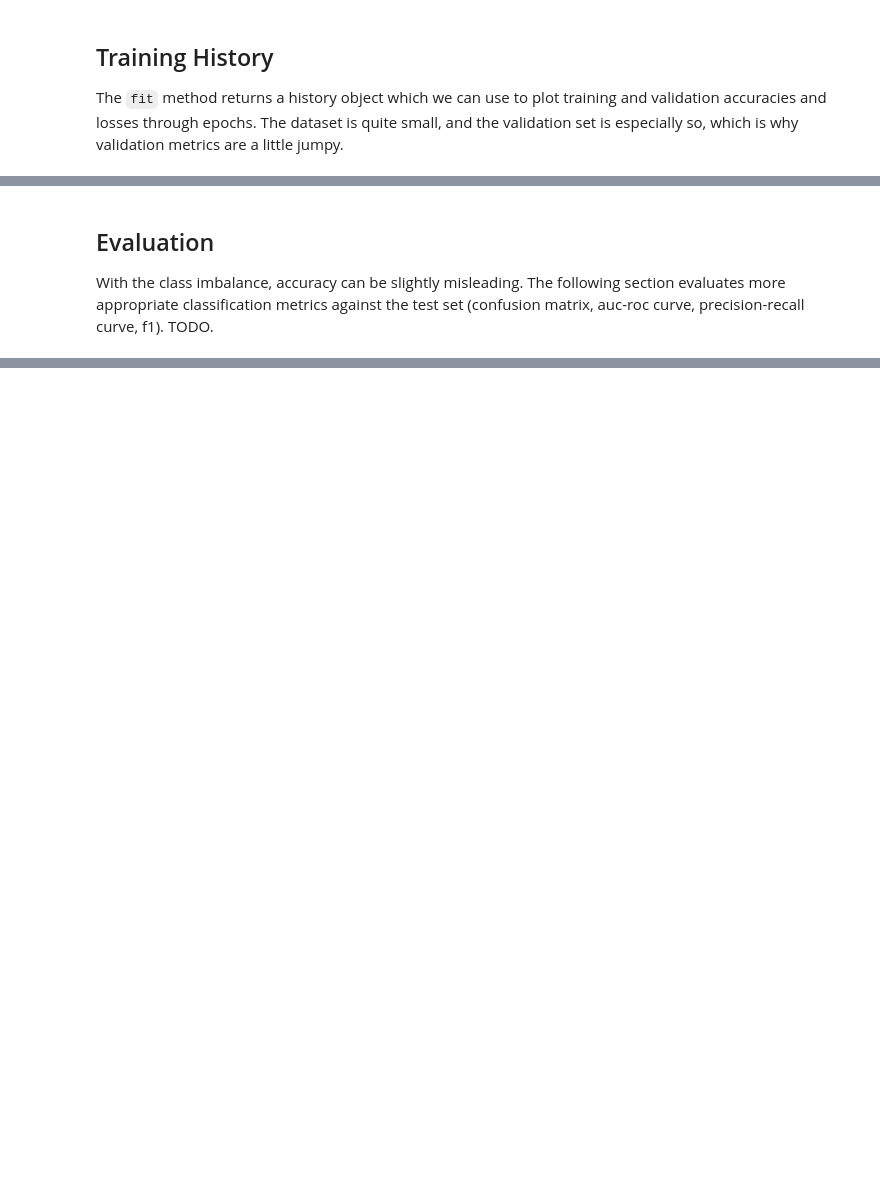
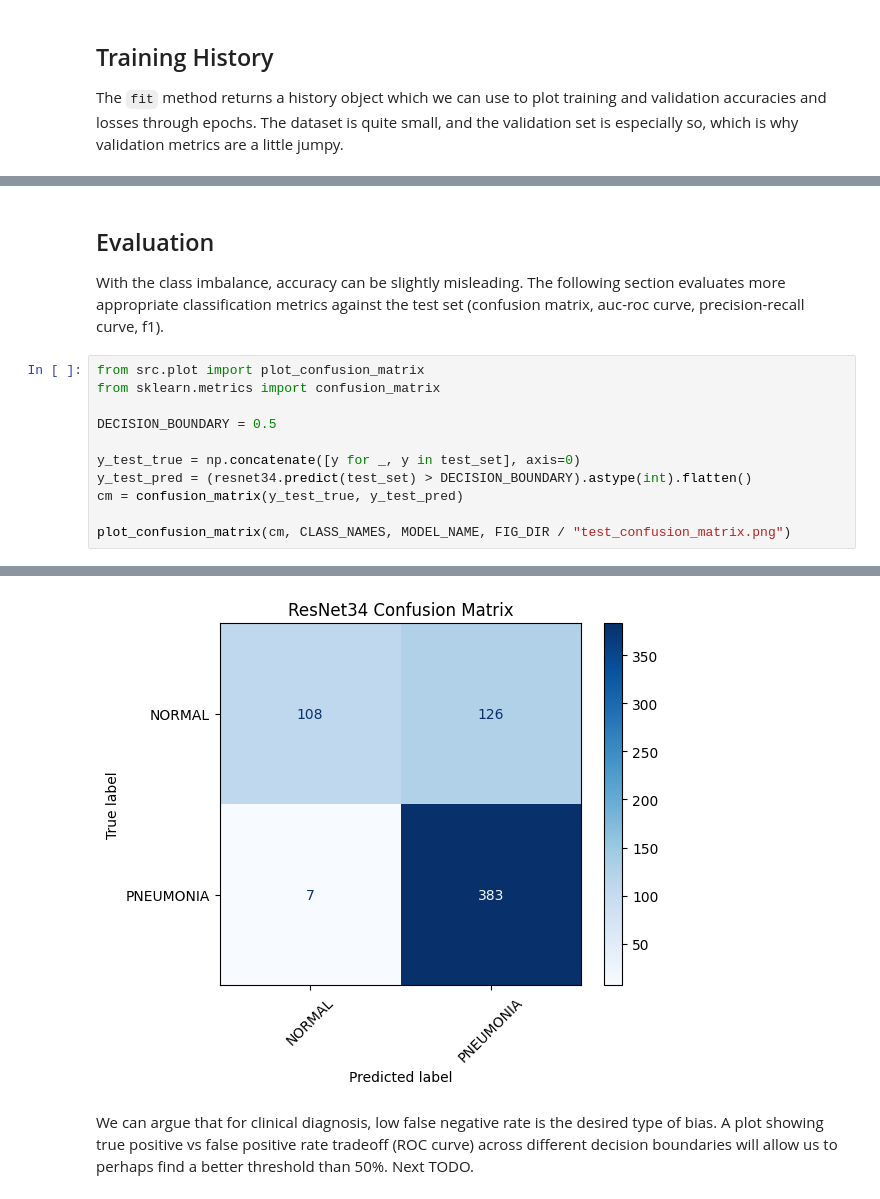
Before and after one commit to WaleedHany/CSCK506-PneumoniaClassifier, a Jupyter notebook: ResNetClassifier.ipynb, the cells around one changed output, grey strips where cells are left out. Cells and saved outputs as stored; diff of their text form; blank space fills up the shorter version.

```diff
--- a/ResNetClassifier.ipynb
+++ b/ResNetClassifier.ipynb
@@ -184,4 +175,16 @@ plot_history(history)
 # %% [markdown]
 ## Evaluation
 
-With the class imbalance, accuracy can be slightly misleading. The following section evaluates more appropriate classification metrics against the test set (confusion matrix, auc-roc curve, precision-recall curve, f1). TODO.
+With the class imbalance, accuracy can be slightly misleading. The following section evaluates more appropriate classification metrics against the test set (confusion matrix, auc-roc curve, precision-recall curve, f1).
+# %%
+from src.plot import plot_confusion_matrix
+from sklearn.metrics import confusion_matrix
+
+DECISION_BOUNDARY = 0.5
+
+y_test_true = np.concatenate([y for _, y in test_set], axis=0)
+y_test_pred = (resnet34.predict(test_set) > DECISION_BOUNDARY).astype(int).flatten()
+cm = confusion_matrix(y_test_true, y_test_pred)
+
+plot_confusion_matrix(cm, CLASS_NAMES, MODEL_NAME, FIG_DIR / "test_confusion_matrix.png")
+# %% [output]
@@ -187,0 +192,3 @@ With the class imbalance, accuracy can be slightly misleading. The following sec
+[figure, added]
+# %% [markdown]
+We can argue that for clinical diagnosis, low false negative rate is the desired type of bias. A plot showing true positive vs false positive rate tradeoff (ROC curve) across different decision boundaries will allow us to perhaps find a better threshold than 50%. Next TODO.
```
Also changed, not shown: parts of 4 cells of this notebook, 7 other files.
